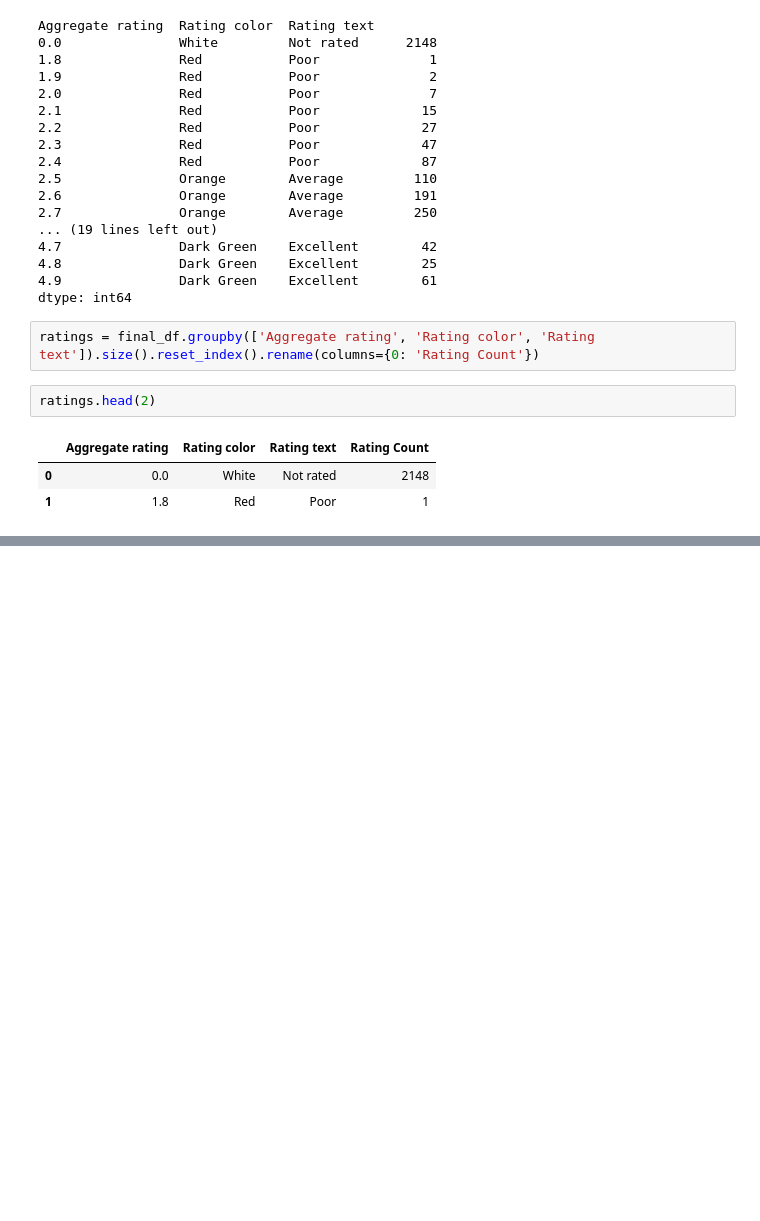
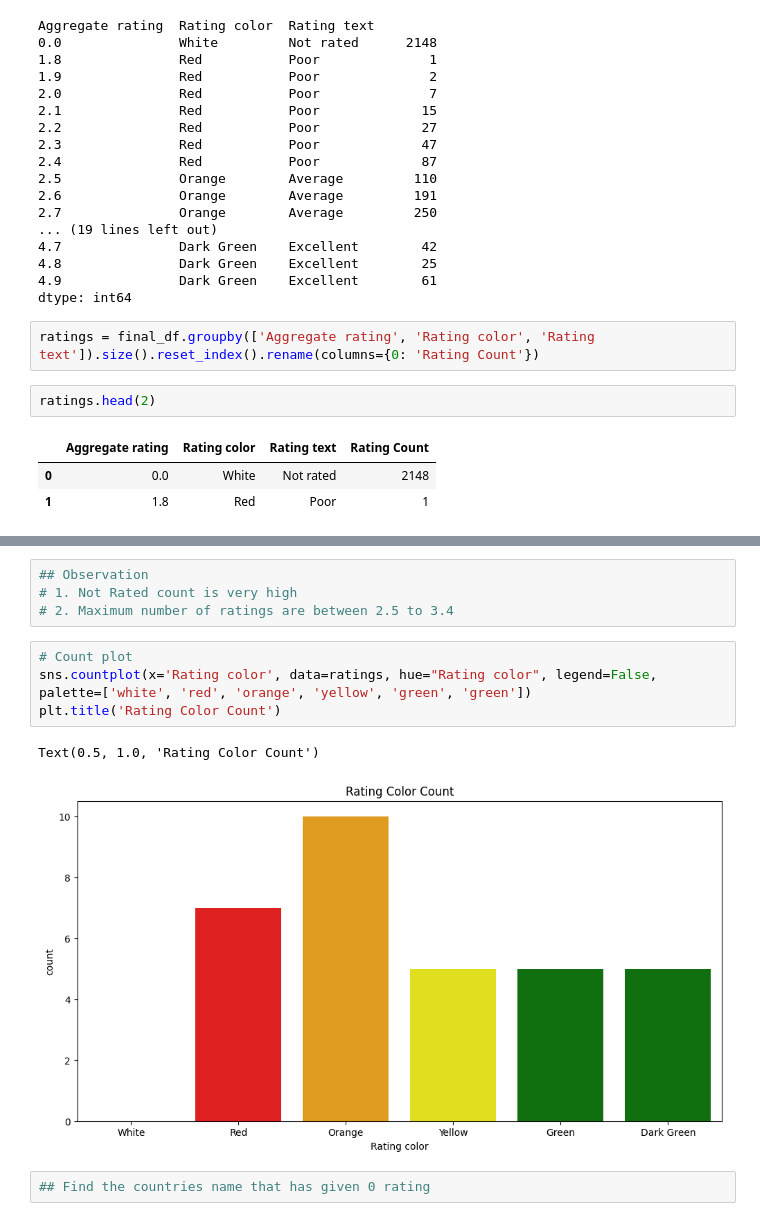
Before and after one commit to Rohitupe/time_series_analysis, a Jupyter notebook: eda/zomato_dataset_eda/main.ipynb, the cells around one changed output, grey strips where cells are left out. Cells and saved outputs as stored; diff of their text form; blank space fills up the shorter version.

```diff
--- a/eda/zomato_dataset_eda/main.ipynb
+++ b/eda/zomato_dataset_eda/main.ipynb
@@ -244,0 +269,13 @@ ratings.head(2)
+# %%
+## Observation
+# 1. Not Rated count is very high
+# 2. Maximum number of ratings are between 2.5 to 3.4
+# %%
+# Count plot
+sns.countplot(x='Rating color', data=ratings, hue="Rating color", legend=False, palette=['white', 'red', 'orange', 'yellow', 'green', 'green'])
+plt.title('Rating Color Count')
+# %% [output]
+Text(0.5, 1.0, 'Rating Color Count')
+[figure, added]
+# %%
+## Find the countries name that has given 0 rating
```
Also changed, not shown: parts of 23 cells of this notebook.
